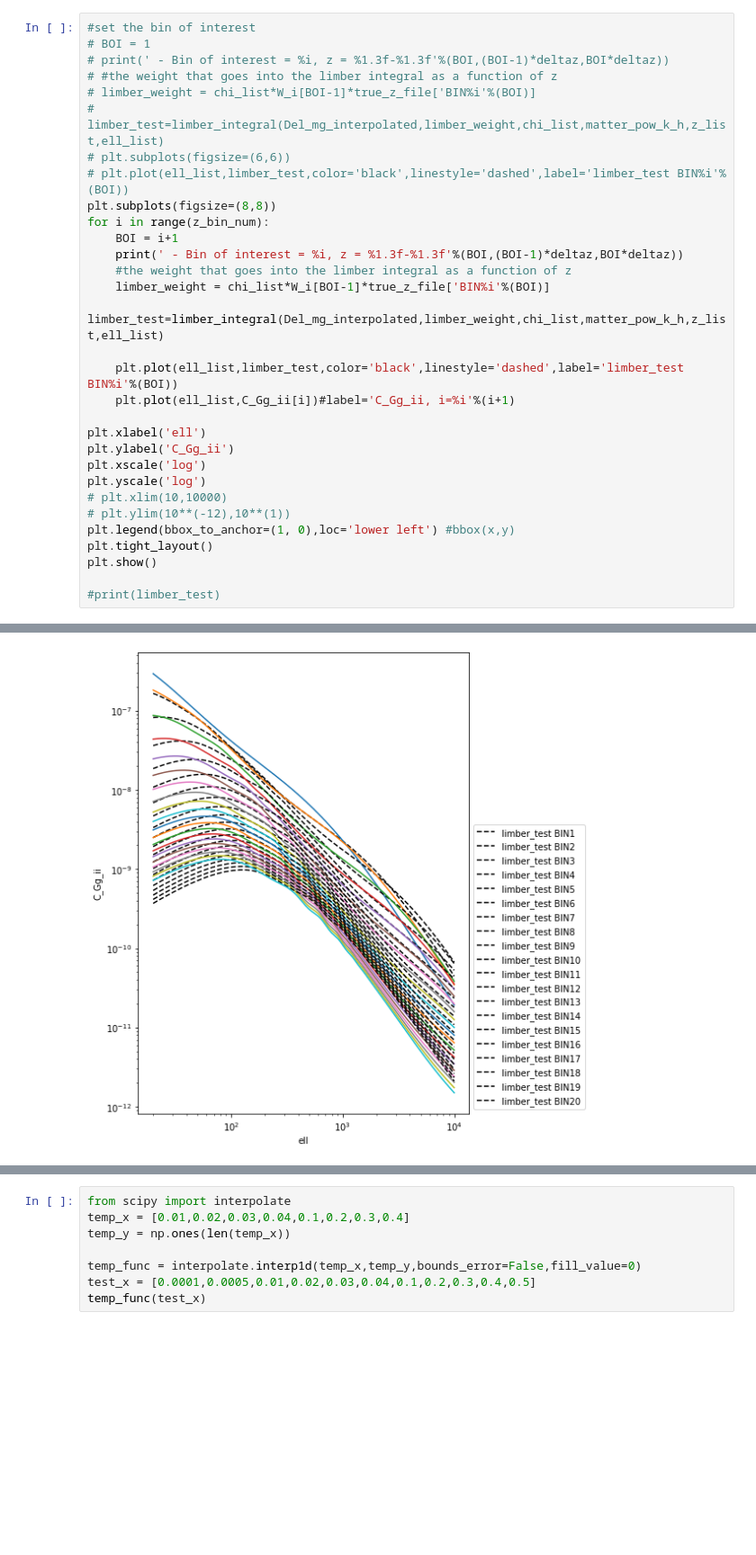
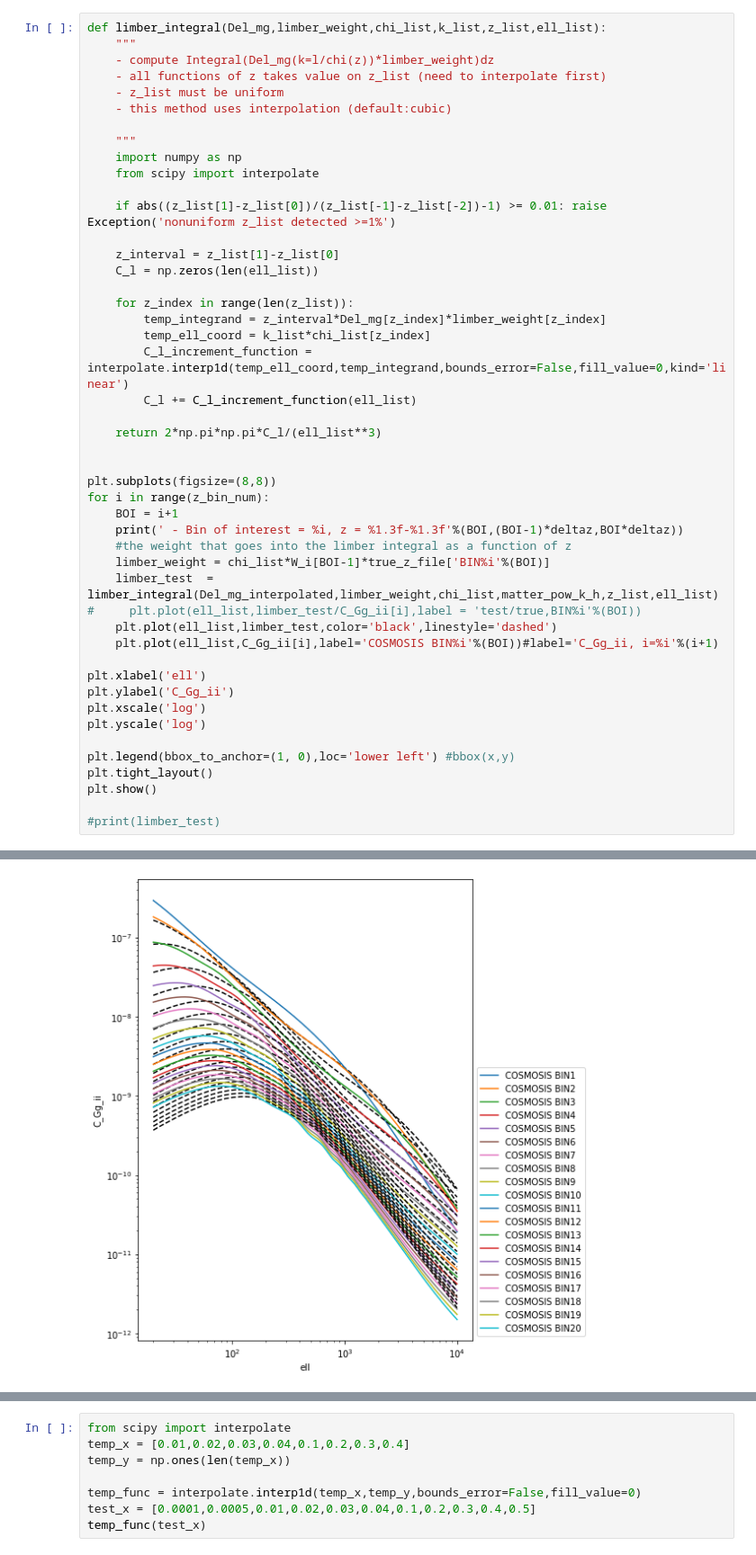
Before and after one commit to AZhou00/IA-Self-Calib, a Jupyter notebook: Q_function/Self_Calib_Q_v12.ipynb, the cells around one changed output, grey strips where cells are left out. Shown: that part at 90% size. Cells and saved outputs as stored; diff of their text form; blank space fills up the shorter version.

```diff
--- a/Q_function/Self_Calib_Q_v12.ipynb
+++ b/Q_function/Self_Calib_Q_v12.ipynb
@@ -191,53 +218,69 @@ Del_mg_interpolated = interpolate_2d(Del_mg,matter_pow_z,matter_pow_k_h,z_list,m
 # %%
-#set the bin of interest
-# BOI = 1
-# print(' - Bin of interest = %i, z = %1.3f-%1.3f'%(BOI,(BOI-1)*deltaz,BOI*deltaz))
-# #the weight that goes into the limber integral as a function of z
-# limber_weight = chi_list*W_i[BOI-1]*true_z_file['BIN%i'%(BOI)]
-# limber_test=limber_integral(Del_mg_interpolated,limber_weight,chi_list,matter_pow_k_h,z_list,ell_list)
-# plt.subplots(figsize=(6,6))
-# plt.plot(ell_list,limber_test,color='black',linestyle='dashed',label='limber_test BIN%i'%(BOI))
+def limber_integral(Del_mg,limber_weight,chi_list,k_list,z_list,ell_list):
+    """
+    - compute Integral(Del_mg(k=l/chi(z))*limber_weight)dz
+    - all functions of z takes value on z_list (need to interpolate first)
+    - z_list must be uniform
+    - this method uses interpolation (default:cubic)
+
+    """
+    import numpy as np
+    from scipy import interpolate
+
+    if abs((z_list[1]-z_list[0])/(z_list[-1]-z_list[-2])-1) >= 0.01: raise Exception('nonuniform z_list detected >=1%')
+
+    z_interval = z_list[1]-z_list[0]
+    C_l = np.zeros(len(ell_list))
+
+    for z_index in range(len(z_list)):
+        temp_integrand = z_interval*Del_mg[z_index]*limber_weight[z_index]
+        temp_ell_coord = k_list*chi_list[z_index]
+        C_l_increment_function = interpolate.interp1d(temp_ell_coord,temp_integrand,bounds_error=False,fill_value=0,kind='linear')
+        C_l += C_l_increment_function(ell_list)
+
+    return 2*np.pi*np.pi*C_l/(ell_list**3)
+
+
 plt.subplots(figsize=(8,8))
 for i in range(z_bin_num):
     BOI = i+1
     print(' - Bin of interest = %i, z = %1.3f-%1.3f'%(BOI,(BOI-1)*deltaz,BOI*deltaz))
     #the weight that goes into the limber integral as a function of z
     limber_weight = chi_list*W_i[BOI-1]*true_z_file['BIN%i'%(BOI)]
-    limber_test=limber_integral(Del_mg_interpolated,limber_weight,chi_list,matter_pow_k_h,z_list,ell_list)
-
-    plt.plot(ell_list,limber_test,color='black',linestyle='dashed',label='limber_test BIN%i'%(BOI))
-    plt.plot(ell_list,C_Gg_ii[i])#label='C_Gg_ii, i=%i'%(i+1)
+    limber_test  = limber_integral(Del_mg_interpolated,limber_weight,chi_list,matter_pow_k_h,z_list,ell_list)
+#     plt.plot(ell_list,limber_test/C_Gg_ii[i],label = 'test/true,BIN%i'%(BOI))
+    plt.plot(ell_list,limber_test,color='black',linestyle='dashed')
+    plt.plot(ell_list,C_Gg_ii[i],label='COSMOSIS BIN%i'%(BOI))#label='C_Gg_ii, i=%i'%(i+1)
 
 plt.xlabel('ell')
 plt.ylabel('C_Gg_ii')
 plt.xscale('log')
 plt.yscale('log')
-# plt.xlim(10,10000)
-# plt.ylim(10**(-12),10**(1))
+
 plt.legend(bbox_to_anchor=(1, 0),loc='lower left') #bbox(x,y)
 plt.tight_layout()
 plt.show()
 
 #print(limber_test)
 # %% [output]
  - Bin of interest = 1, z = 0.000-0.200
  - Bin of interest = 2, z = 0.200-0.400
  - Bin of interest = 3, z = 0.400-0.600
  - Bin of interest = 4, z = 0.600-0.800
  - Bin of interest = 5, z = 0.800-1.000
  - Bin of interest = 6, z = 1.000-1.200
  - Bin of interest = 7, z = 1.200-1.400
  - Bin of interest = 8, z = 1.400-1.600
  - Bin of interest = 9, z = 1.600-1.800
  - Bin of interest = 10, z = 1.800-2.000
  - Bin of interest = 11, z = 2.000-2.200
  - Bin of interest = 12, z = 2.200-2.400
  - Bin of interest = 13, z = 2.400-2.600
  - Bin of interest = 14, z = 2.600-2.800
  - Bin of interest = 15, z = 2.800-3.000
  - Bin of interest = 16, z = 3.000-3.200
  - Bin of interest = 17, z = 3.200-3.400
  - Bin of interest = 18, z = 3.400-3.600
  - Bin of interest = 19, z = 3.600-3.800
  - Bin of interest = 20, z = 3.800-4.000
-[figure, old version]
+[figure, new version]
```
Also changed, not shown: parts of 3 cells of this notebook, 14 other files.
